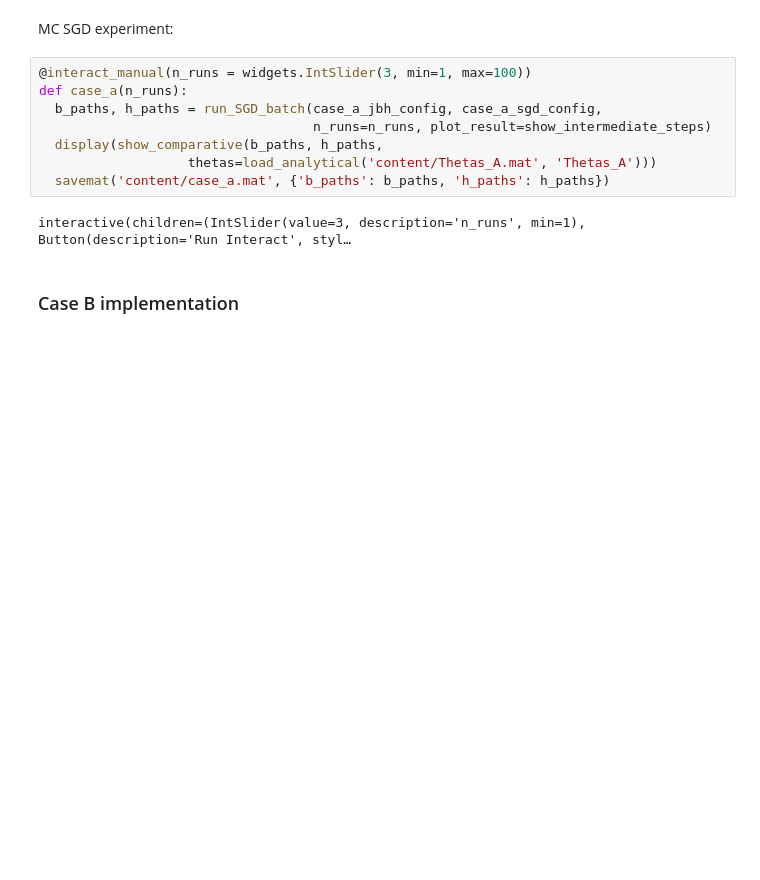
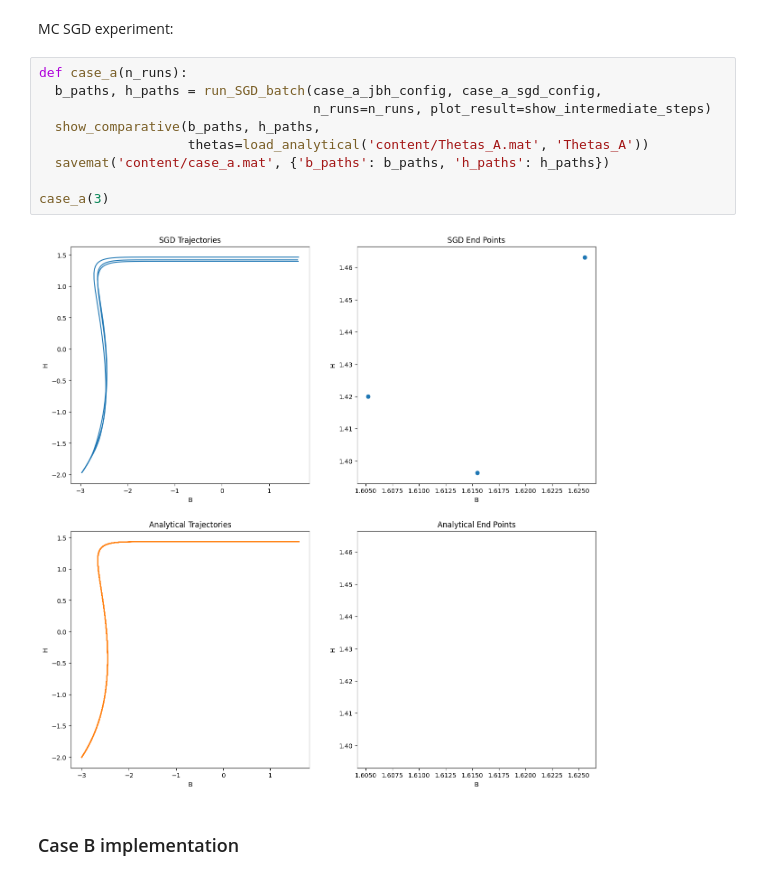
Before and after one commit to BandGapAI/gan-1d-least-squares, a Jupyter notebook: numerical_simulation.ipynb, the cells around one changed output. Saved outputs shown, nothing was run; the diff lists cells and outputs as text; blank space fills up the shorter version.

Commit message:
fix: remove interact

```diff
--- a/numerical_simulation.ipynb
+++ b/numerical_simulation.ipynb
@@ -177,15 +174,16 @@ show_intermediate_steps = False
 # %% [markdown]
 MC SGD experiment:
 # %%
-@interact_manual(n_runs = widgets.IntSlider(3, min=1, max=100))
 def case_a(n_runs):
   b_paths, h_paths = run_SGD_batch(case_a_jbh_config, case_a_sgd_config,
                                    n_runs=n_runs, plot_result=show_intermediate_steps)
-  display(show_comparative(b_paths, h_paths,
-                   thetas=load_analytical('content/Thetas_A.mat', 'Thetas_A')))
+  show_comparative(b_paths, h_paths,
+                   thetas=load_analytical('content/Thetas_A.mat', 'Thetas_A'))
   savemat('content/case_a.mat', {'b_paths': b_paths, 'h_paths': h_paths})
+
+case_a(3)
 # %% [output]
-interactive(children=(IntSlider(value=3, description='n_runs', min=1), Button(description='Run Interact', styl…
+[figure, added]
 # %% [markdown]
 ### Case B implementation
 # %%
```
Also changed, not shown: parts of 2 cells of this notebook, 2 other files.
